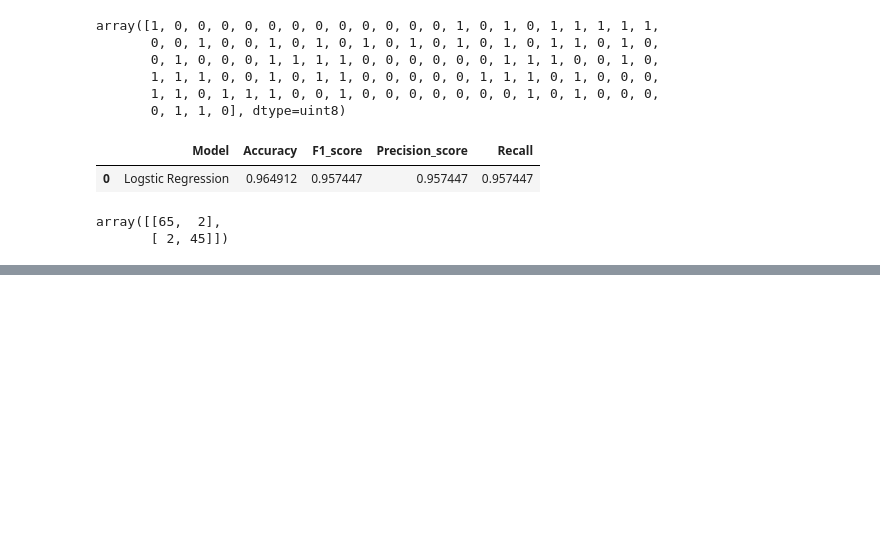
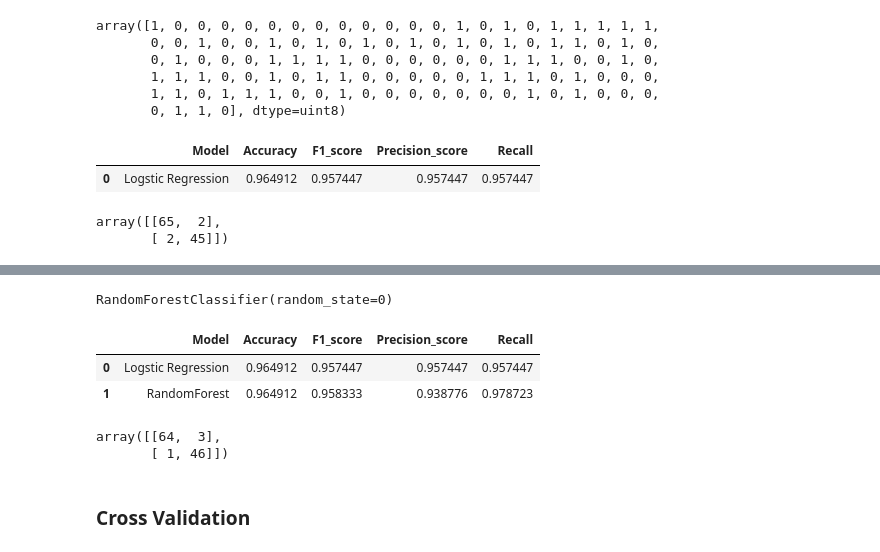
Before and after one commit to MalikHammadAhmed/Breast_Cancer_Detection, a Jupyter notebook: Breast Cancer Detection.ipynb, the cells around one changed output, grey strips where cells are left out. Cells and saved outputs as stored; diff of their text form; code cells hidden in the pictures; blank space fills up the shorter version.

Commit message:
Applied RandomForest Classification Algorithm on training dataset and predit the output on test dataset. After that check the model accuracy.

```diff
--- a/Breast Cancer Detection.ipynb
+++ b/Breast Cancer Detection.ipynb
@@ -334,0 +342,30 @@ print("Accuracy is {:.2f}%".format(accuracies.mean()*100))
+# %%
+classifier_rm = RandomForestClassifier(random_state=0)
+classifier_rm.fit(x_train, y_train)
+# %% [output]
+RandomForestClassifier(random_state=0)
+# %%
+y_pred = classifier_rm.predict(x_test)
+# %%
+acc = accuracy_score(y_test, y_pred)
+f1 = f1_score(y_test, y_pred)
+prec = precision_score(y_test, y_pred)
+rec = recall_score(y_test, y_pred)
+# %%
+results_rm= pd.DataFrame([['RandomForest',acc,f1,prec,rec]], columns = ['Model','Accuracy','F1_score','Precision_score','Recall'])
+# %%
+results = results.append(results_rm, ignore_index=True)
+# %%
+results
+# %% [output]
+|  | Model | Accuracy | F1_score | Precision_score | Recall |
+| 0 | Logstic Regression | 0.964912 | 0.957447 | 0.957447 | 0.957447 |
+| 1 | RandomForest | 0.964912 | 0.958333 | 0.938776 | 0.978723 |
+# %%
+cm = confusion_matrix(y_test,y_pred)
+cm
+# %% [output]
+array([[64,  3],
+       [ 1, 46]])
+# %% [markdown]
+### Cross Validation
```
Also changed, not shown: parts of 6 cells of this notebook, 1 other file.
